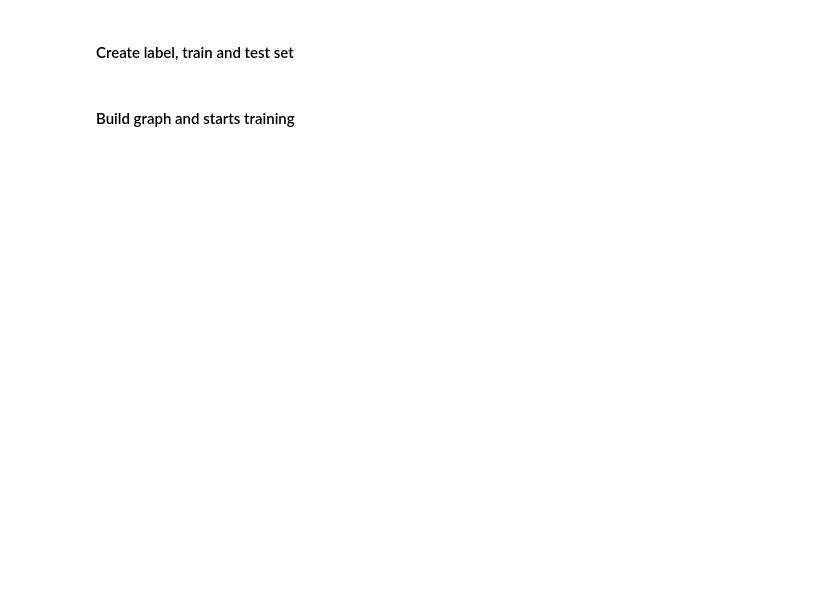
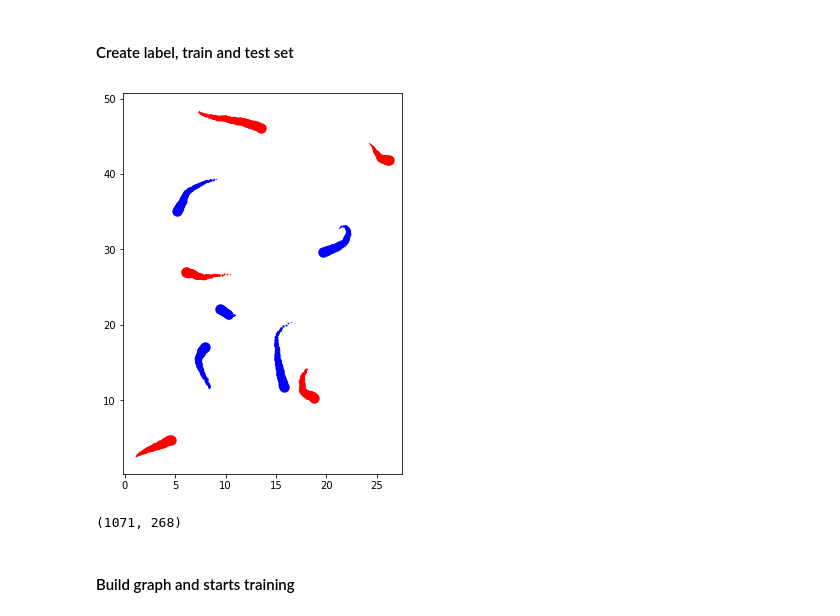
Before and after one commit to samshipengs/Coordinated-Multi-Agent-Imitation-Learning, a Jupyter notebook: code/Modelling.ipynb, the cells around one changed output. Drawn from its saved outputs; the diff is of its cells as text; code cells hidden in the pictures; blank space fills up the shorter version.

```diff
--- a/code/Modelling.ipynb
+++ b/code/Modelling.ipynb
@@ -63,5 +69,5 @@ print('After filtering events has shape:', events.shape)
 # break up sequences at 24secs shot clock point (or irregular case, e.g. out of bound maybe),
 # and obtain the game data
 single_game = get_game_data(events, id_role, role_order, court_index, game_id,
-                            event_threshold=10, subsample_factor=2)
+                            event_threshold=10, subsample_factor=0)
 print('Final number of events:', len(single_game))
@@ -98,8 +115,8 @@ for i in range(0, extreme*10*2, 2): # extreme=3, palyers=10, x,y=2
 # import collections
 # counter=collections.Counter(game_lens)
 # counter.most_common(5)
-sequence_length = 50
-overlap = 25
+sequence_length = 30
+overlap = 15
 # %%
 # game_data[0]
 # %%
@@ -136,8 +153,24 @@ p = 0.8 # train percentage
 divider = int(len(train)*p)
 train_game, test_game = train[:divider], train[divider:]
 train_target, test_target = target[:divider], target[divider:]
+# %%
+# cerate a simple plot shows the trajectory
+g = train_game[2]
+plt.figure(figsize=(5,7))
+extreme = 3
+# create color scheme
+c = ['b']*30 + ['r']*30
+for i in range(0, extreme*10*2, 2): # extreme=3, palyers=10, x,y=2
+    x_i, y_i = g[:, i], g[:, i+1]
+    if sum(x_i) !=0 and sum(y_i) != 0:
+        for k in range(0, len(x_i)):
+            plt.plot(x_i[k], y_i[k], linestyle="None", marker="o", markersize=k/3, color=c[i])
+# %% [output]
+[figure, added]
 # %%
 len(train_game), len(test_game)
+# %% [output]
+(1071, 268)
 # %% [markdown]
 #### Build graph and starts training
 # %%
```
Also changed, not shown: parts of 17 cells of this notebook, 2 other files.
